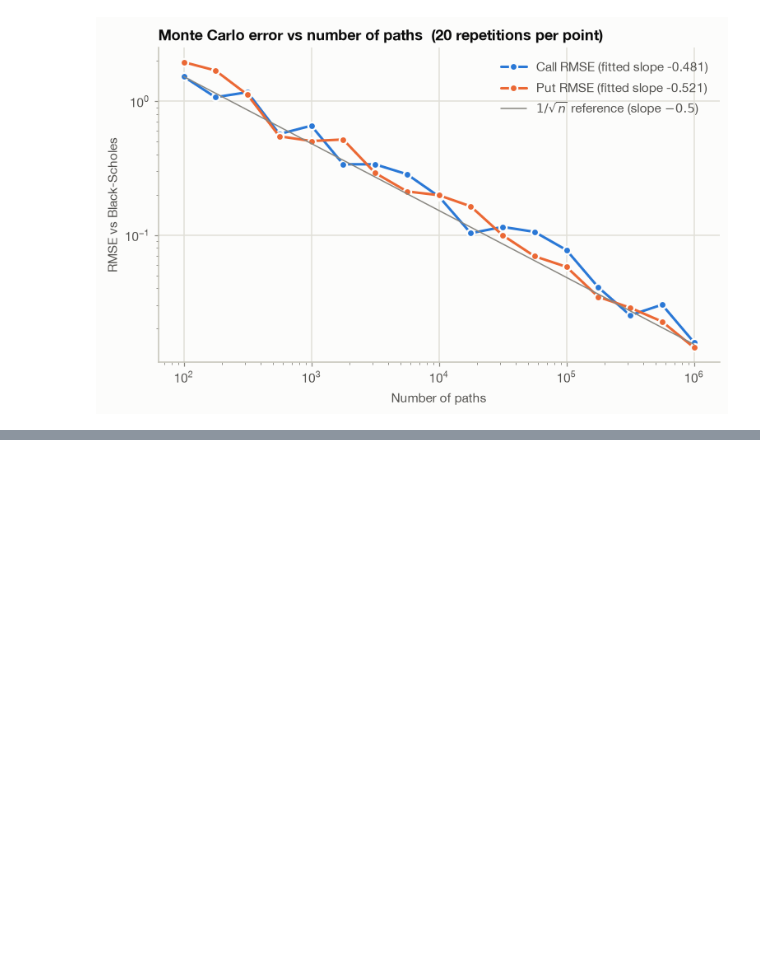
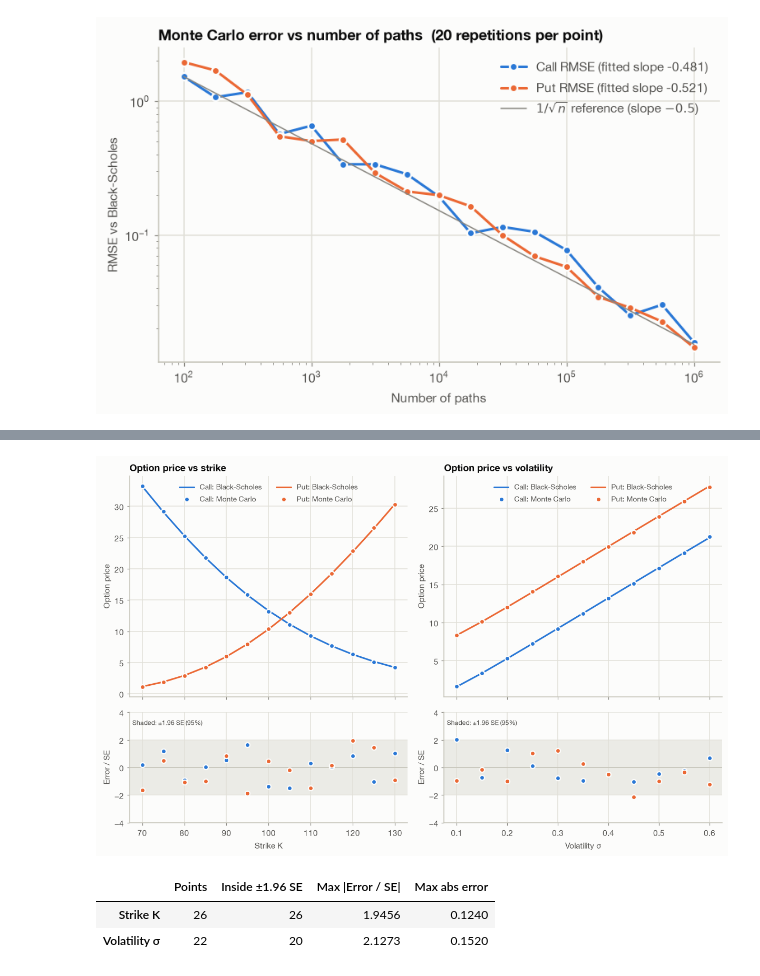
Before and after one commit to mikereg/Monte-Carlo-Option-Pricing, a Jupyter notebook: MC_vs_Black_Scholes.ipynb, the cells around one changed output, grey strips where cells are left out. Saved outputs shown, nothing was run; the diff lists cells and outputs as text; code cells hidden in the pictures; blank space fills up the shorter version.

Commit message:
Add strike and volatility sweeps comparing Monte Carlo with Black-Scholes

```diff
--- a/MC_vs_Black_Scholes.ipynb
+++ b/MC_vs_Black_Scholes.ipynb
@@ -245,0 +249,57 @@ plt.show()
+# %%
+strikes = np.arange(70, 131, 5)
+sigmas = np.round(np.arange(0.10, 0.61, 0.05), 2)
+rng = np.random.default_rng(seed + 2)
+
+def sweep(values, make_args):
+    rows = []
+    for v in values:
+        args = make_args(v)
+        for opt in OPTIONS:
+            price, se = mc_price(*args, n_paths, opt, rng)
+            bs = black_scholes_price(*args, opt)
+            rows.append({"value": v, "option": opt, "mc": price, "se": se, "bs": bs, "z": (price - bs) / se})
+    return pd.DataFrame(rows)
+
+sweeps = {
+    "Strike K": sweep(strikes, lambda k: (S0, k, r, sigma, T)),
+    "Volatility σ": sweep(sigmas, lambda s: (S0, K, r, s, T)),
+}
+
+fig, axes = plt.subplots(2, 2, figsize=(11, 7), sharex="col", gridspec_kw={"height_ratios": [2, 1]})
+for col, (label, df) in enumerate(sweeps.items()):
+    top, bottom = axes[0, col], axes[1, col]
+    bottom.axhspan(-1.96, 1.96, color=GRID, alpha=0.6, linewidth=0)
+    bottom.axhline(0, color=AXIS, linewidth=1)
+    for opt, color in OPTIONS.items():
+        d = df[df.option == opt]
+        top.plot(d.value, d.bs, color=color, linewidth=2, label=f"{opt.capitalize()}: Black-Scholes")
+        top.plot(d.value, d.mc, linestyle="none", marker="o", markersize=6, color=color,
+                 markeredgecolor=SURFACE, markeredgewidth=1.5, label=f"{opt.capitalize()}: Monte Carlo")
+        bottom.plot(d.value, d.z, linestyle="none", marker="o", markersize=6, color=color,
+                    markeredgecolor=SURFACE, markeredgewidth=1.5)
+    top.set_title(f"Option price vs {label.split()[0].lower()}")
+    top.set_ylabel("Option price")
+    top.legend(loc="upper center", ncol=2, fontsize=9)
+    bottom.set_ylabel("Error / SE")
+    bottom.set_xlabel(label)
+    bottom.set_ylim(-4, 4)
+    bottom.text(0.01, 0.94, "Shaded: ±1.96 SE (95%)", transform=bottom.transAxes, color=INK_2, fontsize=8, va="top")
+fig.tight_layout()
+plt.show()
+
+summary = pd.DataFrame({
+    label: {
+        "Points": len(df),
+        "Inside ±1.96 SE": int((df.z.abs() <= 1.96).sum()),
+        "Max |Error / SE|": df.z.abs().max(),
+        "Max abs error": (df.mc - df.bs).abs().max(),
+    }
+    for label, df in sweeps.items()
+}).T.astype({"Points": int, "Inside ±1.96 SE": int})
+summary
+# %% [output]
+[figure, added]
+|  | Points | Inside ±1.96 SE | Max |Error / SE| | Max abs error |
+| Strike K | 26 | 26 | 1.9456 | 0.1240 |
+| Volatility σ | 22 | 20 | 2.1273 | 0.1520 |
```
Also changed, not shown: parts of 1 cell of this notebook.
